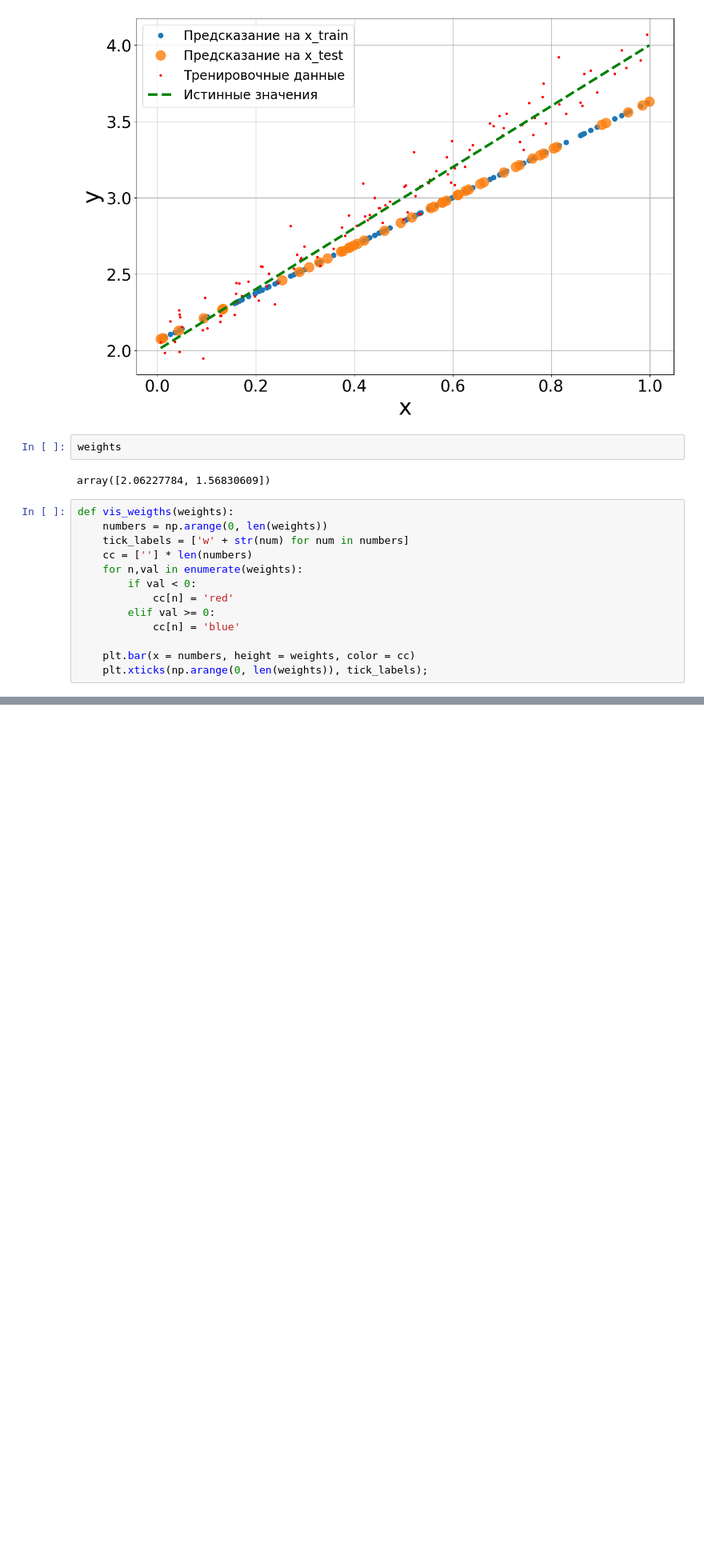
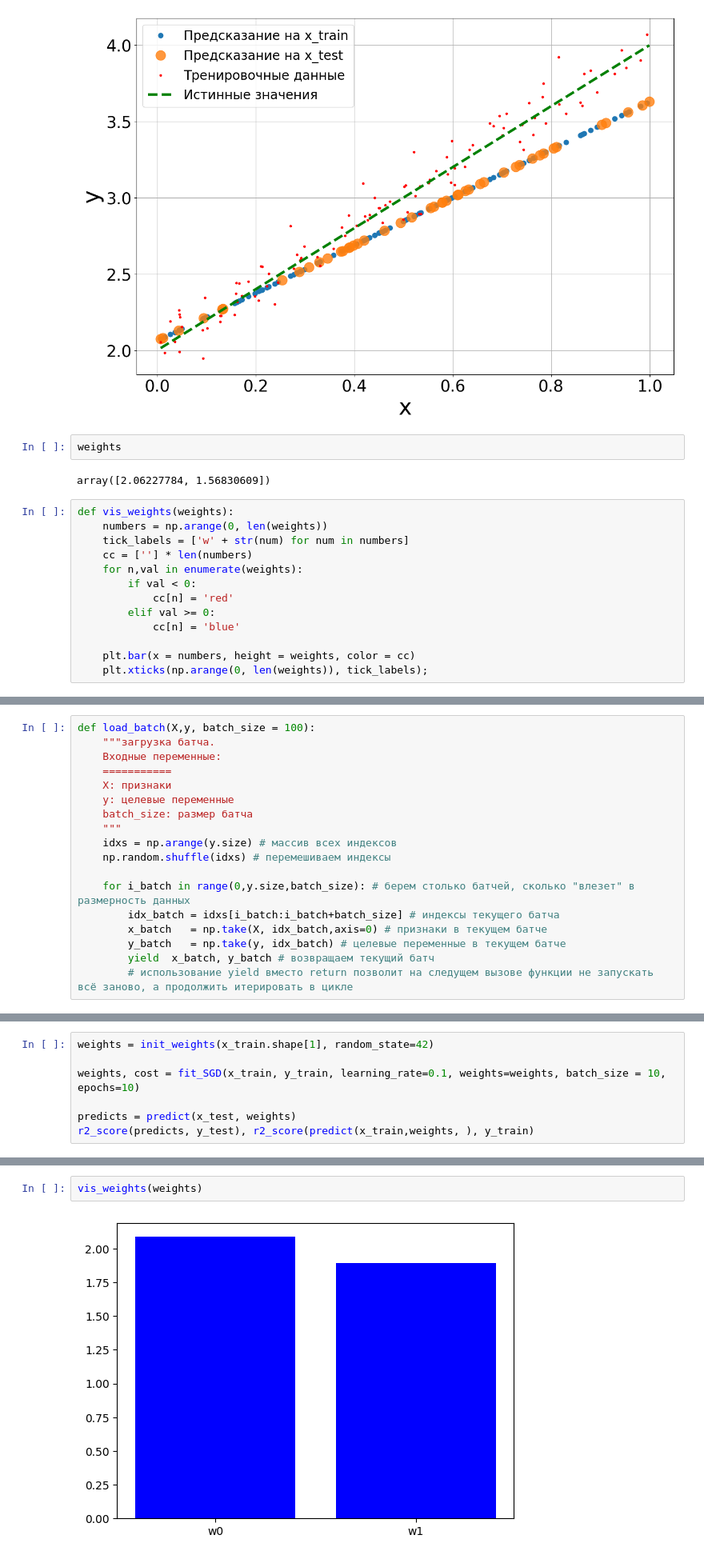
Before and after one commit to modernpacifist/engineering-of-machine-learning-urfu, a Jupyter notebook: math-basics-of-machine-learning/Notebooks/HW2_MBML.ipynb, the cells around one changed output, grey strips where cells are left out. Shown at 80% size. Saved outputs shown, nothing was run; the diff lists cells and outputs as text; blank space fills up the shorter version.

Commit message:
math-basics-of-machine-learning/Notebooks/HW2_MBML.ipynb:backup

```diff
--- a/math-basics-of-machine-learning/Notebooks/HW2_MBML.ipynb
+++ b/math-basics-of-machine-learning/Notebooks/HW2_MBML.ipynb
@@ -438,7 +438,7 @@ weights
 # %% [output]
 array([2.06227784, 1.56830609])
 # %%
-def vis_weigths(weights):
+def vis_weights(weights):
     numbers = np.arange(0, len(weights))
     tick_labels = ['w' + str(num) for num in numbers]
     cc = [''] * len(numbers)
@@ -455,2 +455,20 @@ vis_weigths(weights)
 # %% [output]
 [figure]
+# %%
+def load_batch(X,y, batch_size = 100):
+    """загрузка батча.
+    Входные переменные:
+    ===========
+    X: признаки
+    y: целевые переменные
+    batch_size: размер батча
+    """
+    idxs = np.arange(y.size) # массив всех индексов
+    np.random.shuffle(idxs) # перемешиваем индексы
+
+    for i_batch in range(0,y.size,batch_size): # берем столько батчей, сколько "влезет" в размерность данных
+        idx_batch = idxs[i_batch:i_batch+batch_size] # индексы текущего батча
+        x_batch   = np.take(X, idx_batch,axis=0) # признаки в текущем батче
+        y_batch   = np.take(y, idx_batch) # целевые переменные в текущем батче
+        yield  x_batch, y_batch # возвращаем текущий батч
+        # использование yield вместо return позволит на следущем вызове функции не запускать всё заново, а продолжить итерировать в цикле
@@ -456,0 +517,7 @@ vis_weigths(weights)
+# %%
+weights = init_weights(x_train.shape[1], random_state=42)
+
+weights, cost = fit_SGD(x_train, y_train, learning_rate=0.1, weights=weights, batch_size = 10,  epochs=10)
+
+predicts = predict(x_test, weights)
+r2_score(predicts, y_test), r2_score(predict(x_train,weights, ), y_train)
@@ -456,0 +530,4 @@ vis_weigths(weights)
+# %%
+vis_weights(weights)
+# %% [output]
+[figure, added]
```
Also changed, not shown: parts of 9 cells of this notebook.
